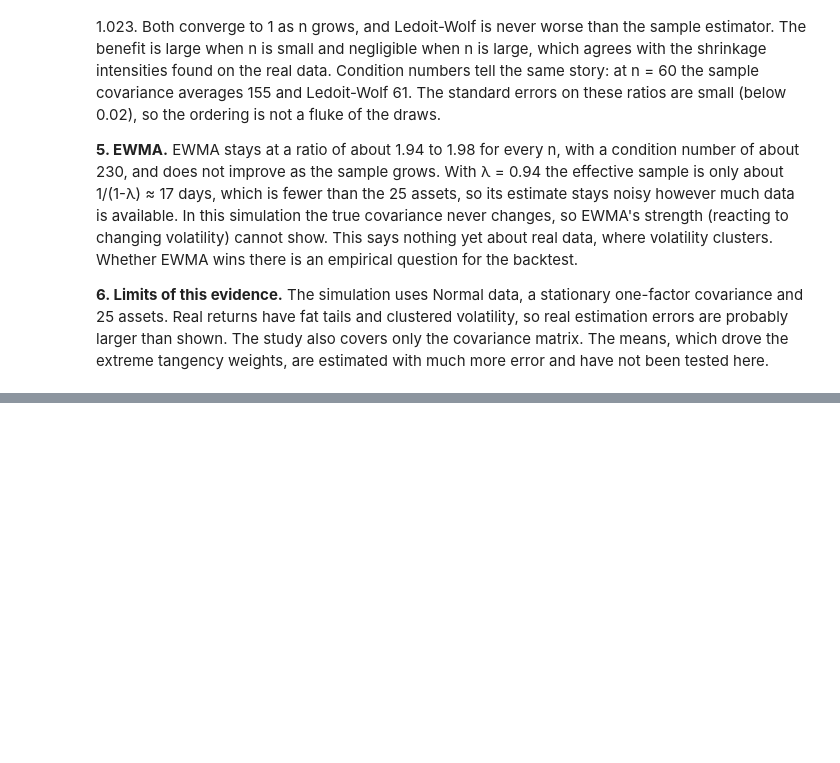
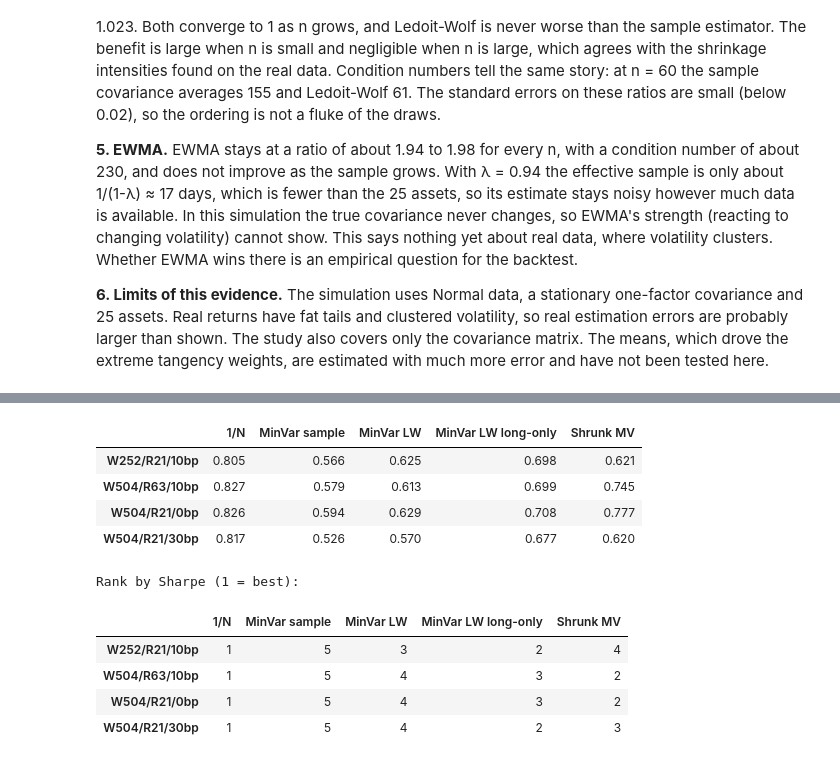
Before and after one commit to Vash150605/quantlab, a Jupyter notebook: notebooks/03_estimation_error_and_backtest.ipynb, the cells around one changed output, grey strips where cells are left out. Saved outputs shown, nothing was run; the diff lists cells and outputs as text; code cells hidden in the pictures; blank space fills up the shorter version.

```diff
--- a/notebooks/03_estimation_error_and_backtest.ipynb
+++ b/notebooks/03_estimation_error_and_backtest.ipynb
@@ -119,0 +176,28 @@ plt.show()
+# %%
+settings = [
+    dict(window=252, rebalance=21, cost=0.001),
+    dict(window=504, rebalance=63, cost=0.001),
+    dict(window=504, rebalance=21, cost=0.0),
+    dict(window=504, rebalance=21, cost=0.003),
+]
+rows = {}
+for s in settings:
+    label = f"W{s['window']}/R{s['rebalance']}/{s['cost'] * 1e4:.0f}bp"
+    rows[label] = {name: sharpe(walk_forward(rets, fn, **s)["ret"])
+                   for name, fn in make_strategies().items()}
+sens = pd.DataFrame(rows).T
+display(sens.round(3))
+print("Rank by Sharpe (1 = best):")
+display(sens.rank(axis=1, ascending=False).astype(int))
+# %% [output]
+|  | 1/N | MinVar sample | MinVar LW | MinVar LW long-only | Shrunk MV |
+| W252/R21/10bp | 0.805 | 0.566 | 0.625 | 0.698 | 0.621 |
+| W504/R63/10bp | 0.827 | 0.579 | 0.613 | 0.699 | 0.745 |
+| W504/R21/0bp | 0.826 | 0.594 | 0.629 | 0.708 | 0.777 |
+| W504/R21/30bp | 0.817 | 0.526 | 0.570 | 0.677 | 0.620 |
+Rank by Sharpe (1 = best):
+|  | 1/N | MinVar sample | MinVar LW | MinVar LW long-only | Shrunk MV |
+| W252/R21/10bp | 1 | 5 | 3 | 2 | 4 |
+| W504/R63/10bp | 1 | 5 | 4 | 3 | 2 |
+| W504/R21/0bp | 1 | 5 | 4 | 3 | 2 |
+| W504/R21/30bp | 1 | 5 | 4 | 2 | 3 |
```
Also changed, not shown: parts of 7 cells of this notebook, 5 other files.
